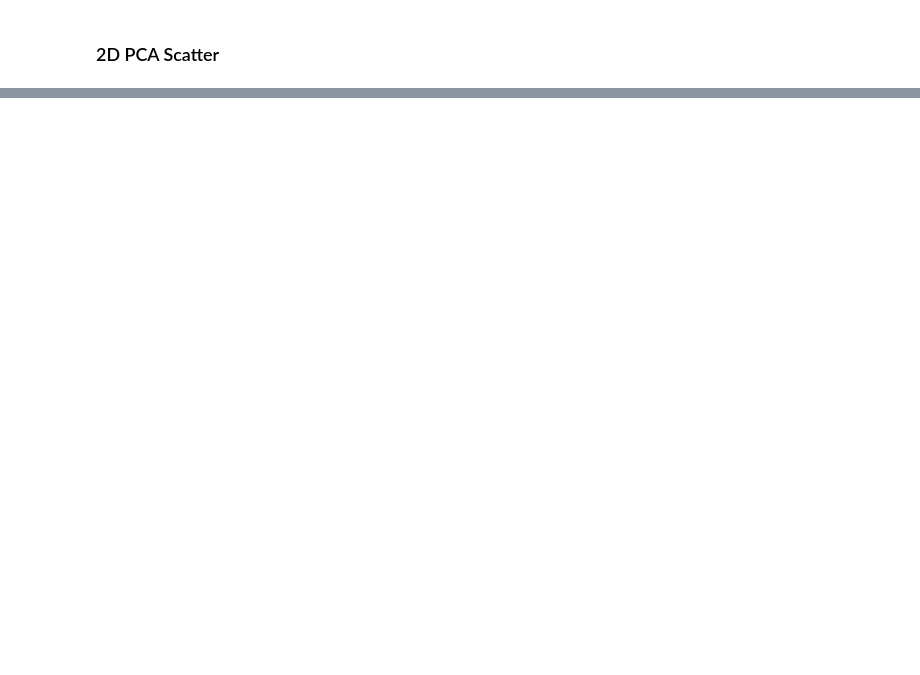
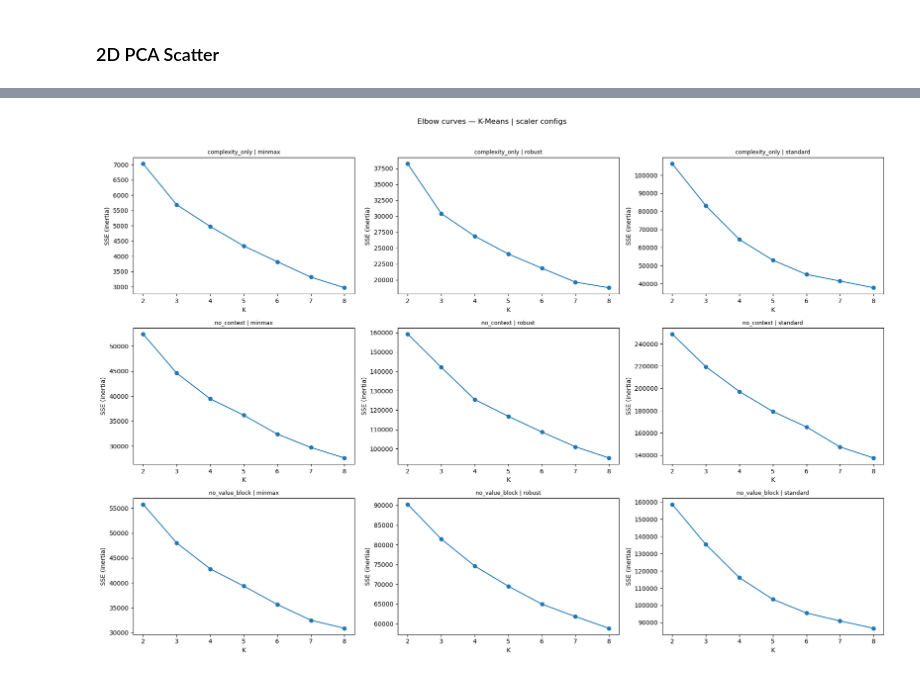
Before and after one commit to nmn0gueira/hotel-booking-ml, a Jupyter notebook: notebooks/02_experiments.ipynb, the cells around one changed output, grey strips where cells are left out. Saved outputs shown, nothing was run; the diff lists cells and outputs as text; code cells hidden in the pictures; blank space fills up the shorter version.

```diff
--- a/notebooks/02_experiments.ipynb
+++ b/notebooks/02_experiments.ipynb
@@ -226,0 +310,29 @@ plt.show()
+# %%
+# Elbow curve — one subplot per unique (feature_set, scaler) from _scaler_configs
+_unique_fs_sc = sorted({(c["feature_set"], c["scaler"]) for c in _scaler_configs})
+
+_ncols = 3
+_nrows = -(-len(_unique_fs_sc) // _ncols)
+fig, axes = plt.subplots(_nrows, _ncols, figsize=(6 * _ncols, 4 * _nrows), squeeze=False)
+_axes_flat = axes.flatten()
+
+for i, (fs, sc) in enumerate(_unique_fs_sc):
+    _X_e, _ = preprocess_data(df_base, feature_set=fs, scaler=sc)
+    _sse_vals = []
+    for _k in _elbow_ks:
+        _lbl, _ = fit_predict(_X_e, _k, 0, "kmeans")
+        _sse_vals.append(_sse(_X_e, _lbl))
+    _axes_flat[i].plot(_elbow_ks, _sse_vals, marker="o", linestyle="-")
+    _axes_flat[i].set_title(f"{fs} | {sc}", fontsize=9)
+    _axes_flat[i].set_xlabel("K")
+    _axes_flat[i].set_xticks(_elbow_ks)
+    _axes_flat[i].set_ylabel("SSE (inertia)")
+
+for j in range(i + 1, len(_axes_flat)):
+    _axes_flat[j].set_visible(False)
+
+plt.suptitle("Elbow curves — K-Means | scaler configs", y=1.02)
+plt.tight_layout()
+plt.show()
+# %% [output]
+[figure, added]
```
Also changed, not shown: parts of 22 cells of this notebook, 1 other file.
